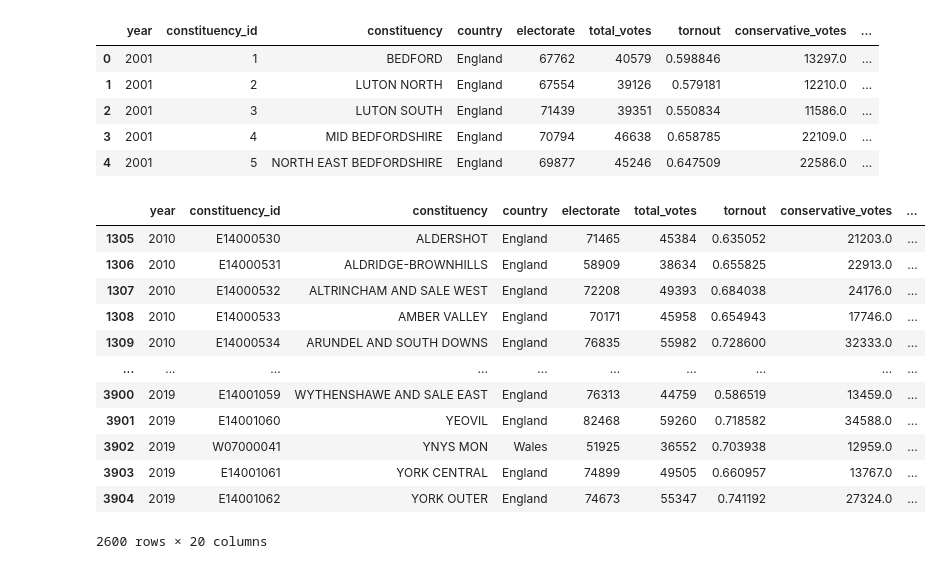
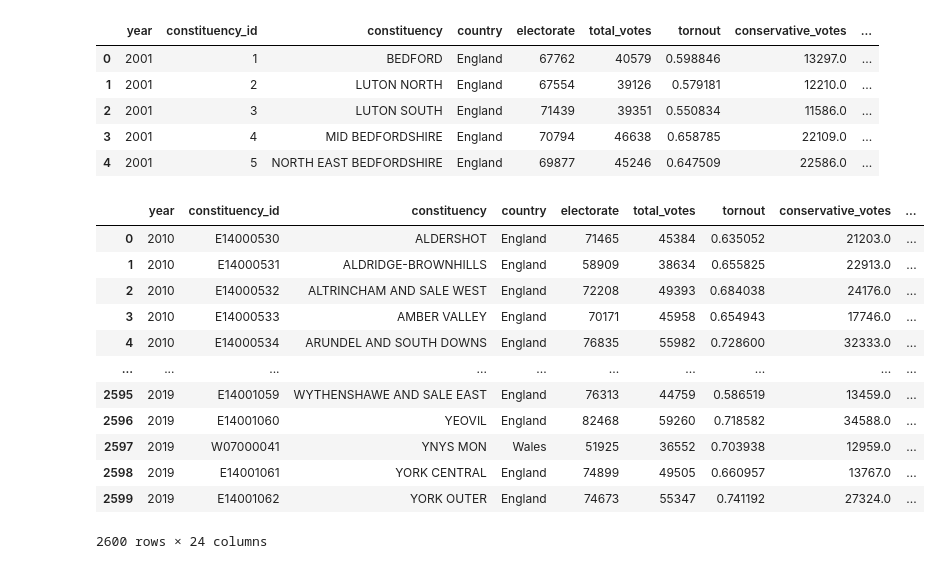
Before and after one commit to willgreen93/UK_election, a Jupyter notebook: notebooks/preprocessing/feature_engineering.ipynb, the cells around one changed output. Saved outputs shown, nothing was run; the diff lists cells and outputs as text; code cells hidden in the pictures.

```diff
--- a/notebooks/preprocessing/incumbent_calculation.ipynb
+++ b/notebooks/preprocessing/feature_engineering.ipynb
@@ -24,25 +24,30 @@ data.head()
 data['winning_party'] = data[['conservative_vote_share', 'labour_vote_share', 'liberal_democrats_vote_share', 'other_parties_vote_share']].idxmax(axis=1).str.replace('_vote_share', '')
 # %%
 data['incumbent_party'] = data.groupby('constituency_id')['winning_party'].shift(1)
+# %%
+data['conservative_vote_share_previous'] = data.groupby('constituency_id')['conservative_vote_share'].shift(1)
+data['labour_vote_share_previous'] = data.groupby('constituency_id')['labour_vote_share'].shift(1)
+data['liberal_democrats_vote_share_previous'] = data.groupby('constituency_id')['liberal_democrats_vote_share'].shift(1)
+data['other_parties_vote_share_previous'] = data.groupby('constituency_id')['other_parties_vote_share'].shift(1)
 # %%
 data['winning_party_changed'] = data['winning_party'] != data['incumbent_party']
 # %%
-final_data = data[data['year']>2005]
+final_data = data[data['year']>2005].reset_index(drop=True)
 final_data
 # %% [output]
 |  | year | constituency_id | constituency | country | electorate | total_votes | tornout | conservative_votes | ... |
-| 1305 | 2010 | E14000530 | ALDERSHOT | England | 71465 | 45384 | 0.635052 | 21203.0 | ... |
-| 1306 | 2010 | E14000531 | ALDRIDGE-BROWNHILLS | England | 58909 | 38634 | 0.655825 | 22913.0 | ... |
-| 1307 | 2010 | E14000532 | ALTRINCHAM AND SALE WEST | England | 72208 | 49393 | 0.684038 | 24176.0 | ... |
-| 1308 | 2010 | E14000533 | AMBER VALLEY | England | 70171 | 45958 | 0.654943 | 17746.0 | ... |
-| 1309 | 2010 | E14000534 | ARUNDEL AND SOUTH DOWNS | England | 76835 | 55982 | 0.728600 | 32333.0 | ... |
+| 0 | 2010 | E14000530 | ALDERSHOT | England | 71465 | 45384 | 0.635052 | 21203.0 | ... |
+| 1 | 2010 | E14000531 | ALDRIDGE-BROWNHILLS | England | 58909 | 38634 | 0.655825 | 22913.0 | ... |
+| 2 | 2010 | E14000532 | ALTRINCHAM AND SALE WEST | England | 72208 | 49393 | 0.684038 | 24176.0 | ... |
+| 3 | 2010 | E14000533 | AMBER VALLEY | England | 70171 | 45958 | 0.654943 | 17746.0 | ... |
+| 4 | 2010 | E14000534 | ARUNDEL AND SOUTH DOWNS | England | 76835 | 55982 | 0.728600 | 32333.0 | ... |
 | ... | ... | ... | ... | ... | ... | ... | ... | ... | ... |
-| 3900 | 2019 | E14001059 | WYTHENSHAWE AND SALE EAST | England | 76313 | 44759 | 0.586519 | 13459.0 | ... |
-| 3901 | 2019 | E14001060 | YEOVIL | England | 82468 | 59260 | 0.718582 | 34588.0 | ... |
-| 3902 | 2019 | W07000041 | YNYS MON | Wales | 51925 | 36552 | 0.703938 | 12959.0 | ... |
-| 3903 | 2019 | E14001061 | YORK CENTRAL | England | 74899 | 49505 | 0.660957 | 13767.0 | ... |
-| 3904 | 2019 | E14001062 | YORK OUTER | England | 74673 | 55347 | 0.741192 | 27324.0 | ... |
+| 2595 | 2019 | E14001059 | WYTHENSHAWE AND SALE EAST | England | 76313 | 44759 | 0.586519 | 13459.0 | ... |
+| 2596 | 2019 | E14001060 | YEOVIL | England | 82468 | 59260 | 0.718582 | 34588.0 | ... |
+| 2597 | 2019 | W07000041 | YNYS MON | Wales | 51925 | 36552 | 0.703938 | 12959.0 | ... |
+| 2598 | 2019 | E14001061 | YORK CENTRAL | England | 74899 | 49505 | 0.660957 | 13767.0 | ... |
+| 2599 | 2019 | E14001062 | YORK OUTER | England | 74673 | 55347 | 0.741192 | 27324.0 | ... |
-2600 rows × 20 columns
+2600 rows × 24 columns
 # %%
 final_data.info()
 # %% [output]
```
Also changed, not shown: parts of 3 cells of this notebook, 1 other file.
